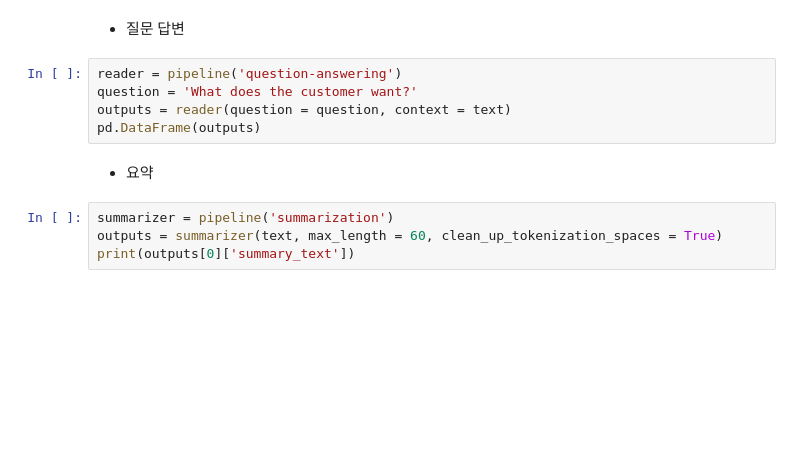
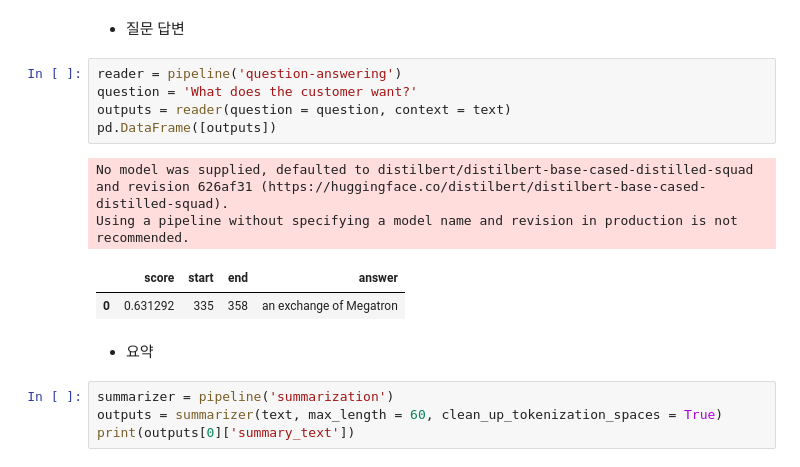
Before and after one commit to 12L-zl/NLP_with_Transformers, a Jupyter notebook: CH01_트랜스포머 소개.ipynb, the cells around one changed output. Saved outputs shown, nothing was run; the diff lists cells and outputs as text; blank space fills up the shorter version.

```diff
--- a/CH01_트랜스포머 소개.ipynb
+++ b/CH01_트랜스포머 소개.ipynb
@@ -53,8 +67,13 @@ pd.DataFrame(outputs)
 # %%
 reader = pipeline('question-answering')
 question = 'What does the customer want?'
 outputs = reader(question = question, context = text)
-pd.DataFrame(outputs)
+pd.DataFrame([outputs])
+# %% [output]
+No model was supplied, defaulted to distilbert/distilbert-base-cased-distilled-squad and revision 626af31 (https://huggingface.co/distilbert/distilbert-base-cased-distilled-squad).
+Using a pipeline without specifying a model name and revision in production is not recommended.
+|  | score | start | end | answer |
+| 0 | 0.631292 | 335 | 358 | an exchange of Megatron |
 # %% [markdown]
 * 요약
 # %%
```
Also changed, not shown: parts of 7 cells of this notebook, 1 other file.
